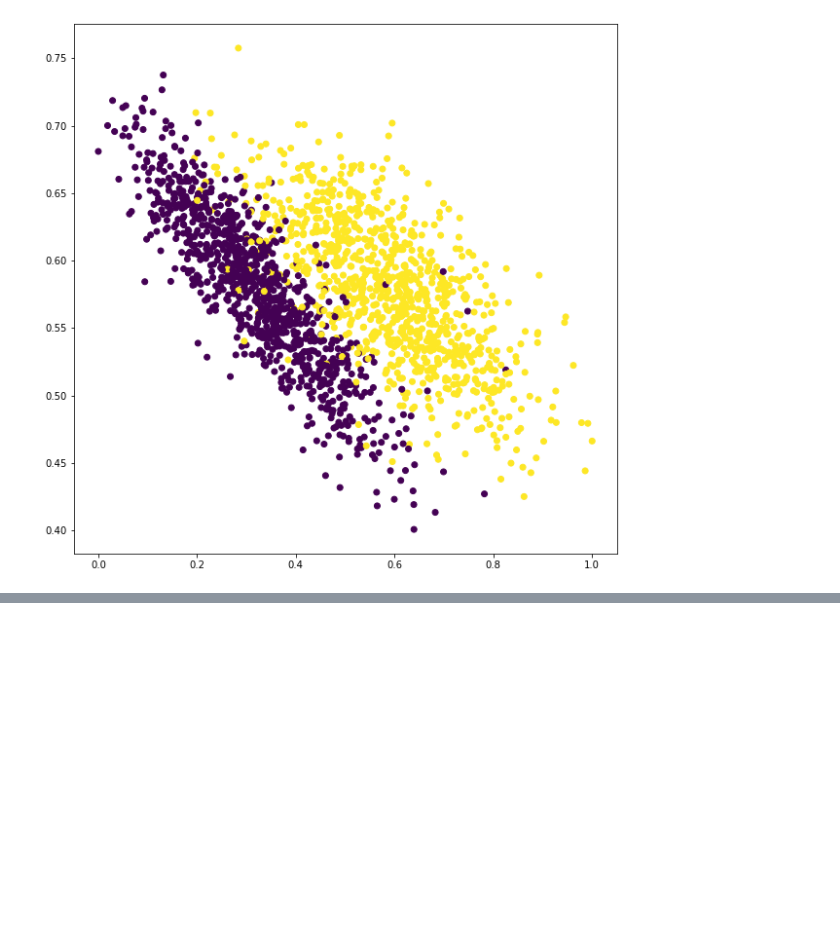
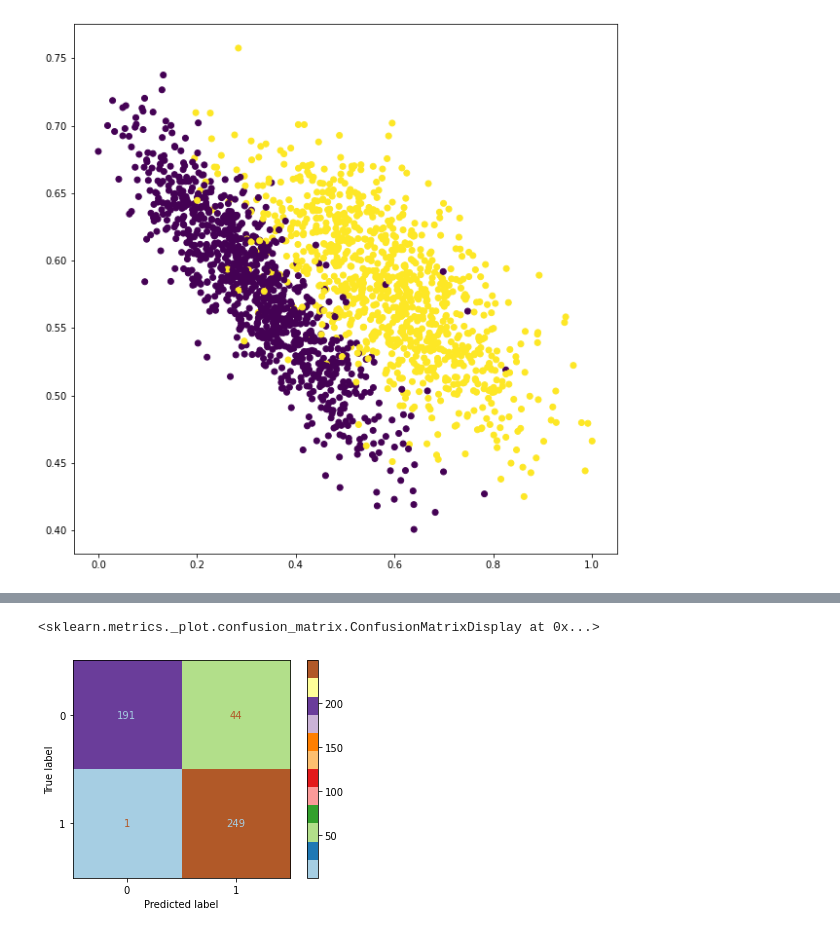
Before and after one commit to jakub-kowalik/PUM, a Jupyter notebook: lab2/lab2.ipynb, the cells around one changed output, grey strips where cells are left out. Saved outputs shown, nothing was run; the diff lists cells and outputs as text; code cells hidden in the pictures; blank space fills up the shorter version.

```diff
--- a/lab2/lab2.ipynb
+++ b/lab2/lab2.ipynb
@@ -110,0 +122,12 @@ KOX
+# %%
+values = f_wielomian(my_ridge, X_test)
+values = label_data(values, 0)
+cm_analytical = confusion_matrix(y_test, values)
+tp_analytical = cm_analytical[0][0]
+fp_analytical = cm_analytical[0][1]
+tn_analytical = cm_analytical[1][1]
+fn_analytical = cm_analytical[1][0]
+ConfusionMatrixDisplay(cm_analytical).plot(cmap='Paired')
+# %% [output]
+<sklearn.metrics._plot.confusion_matrix.ConfusionMatrixDisplay at 0x...>
+[figure, added]
```
Also changed, not shown: parts of 13 cells of this notebook.
